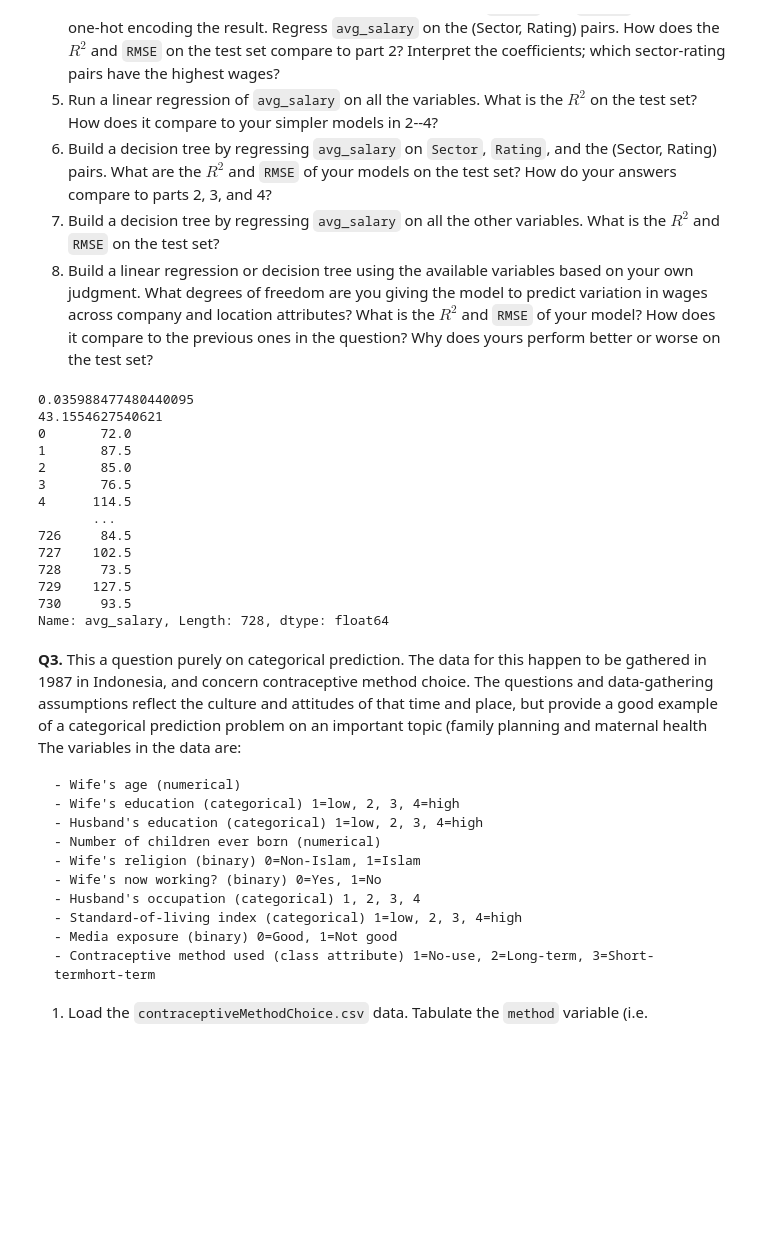
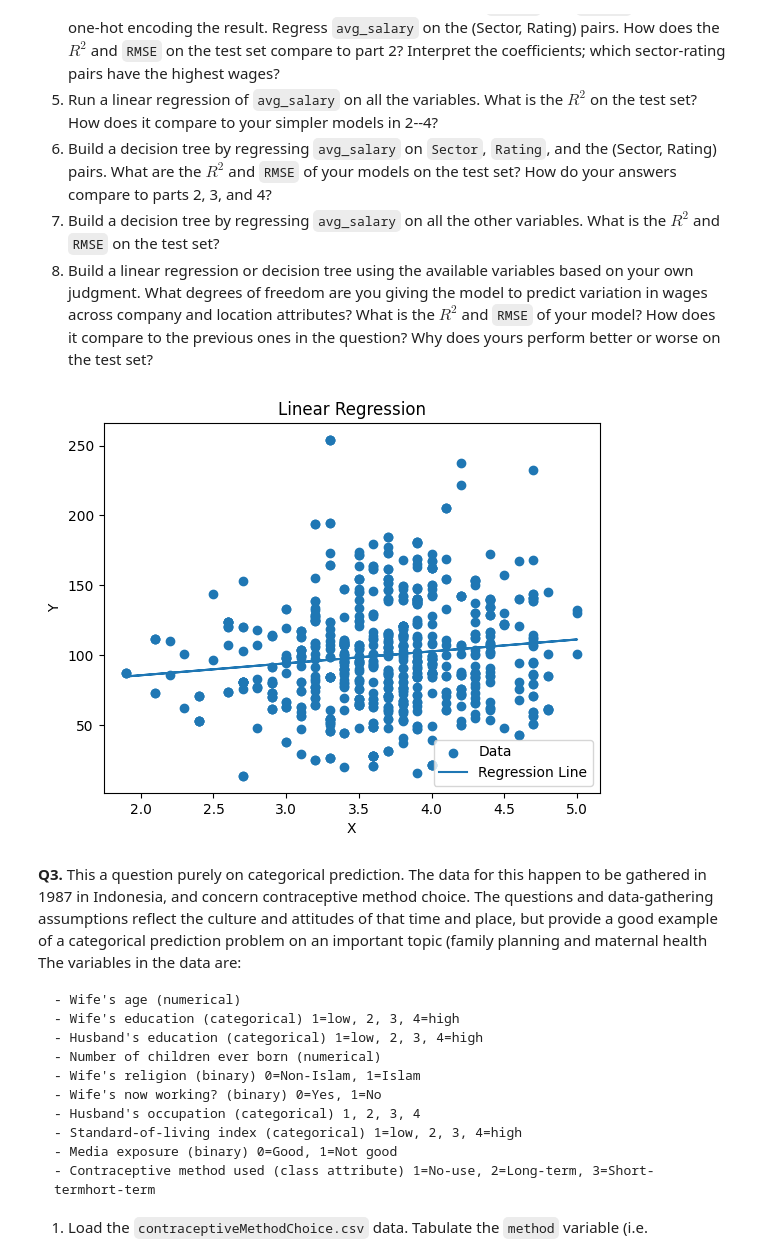
Before and after one commit to 3agleman/assignment4, a Jupyter notebook: assignment4.ipynb, the cells around one changed output. Cells and saved outputs as stored; diff of their text form; code cells hidden in the pictures; blank space fills up the shorter version.

```diff
--- a/assignment4.ipynb
+++ b/assignment4.ipynb
@@ -248,7 +235,7 @@ cart = tree.DecisionTreeClassifier()
   7. Build a decision tree by regressing `avg_salary` on all the other variables. What is the $R^2$ and `RMSE` on the test set?
   8. Build a linear regression or decision tree using the available variables based on your own judgment. What degrees of freedom are you giving the model to predict variation in wages across company and location attributes? What is the $R^2$ and `RMSE` of your model? How does it compare to the previous ones in the question? Why does yours perform better or worse on the test set?
 # %%
-#######1#########
+#######2.1#########
 url2 = 'https://raw.githubusercontent.com/3agleman/assignment4/main/data/wages_hw.csv'
 wages = pd.read_csv(url2)
 wages = wages.loc[wages['Sector'] != '-1']
@@ -258,7 +245,7 @@ wages = wages.loc[wages['Size'] != 'Unknown']
 from sklearn.model_selection import train_test_split
 wages_train, wages_test = train_test_split(wages, test_size = .2, random_state = 100)
 
-#######2#########
+#######2.2#########
 def OHE2(eks):
   oh = one_hot_encoder.fit_transform(wages[eks])
   names = one_hot_encoder.classes_
@@ -279,30 +266,60 @@ wages2_train, wages2_test = train_test_split(wages2, test_size = .2, random_stat
 wages2_train = wages2_train.dropna()
 wages2_test = wages2_test.dropna()
 
-X = wages2_train.loc[:,jobs]
-y = wages2_train['avg_salary']
-reg = LinearRegression().fit(X, y)
-print(reg.score(X,y)) # R-squared: 0.0360
-X_test = wages2_test.loc[:,jobs]
-X_predict = reg.predict(X_test)
-Y_test = wages2_test['avg_salary']
+X2 = wages2_train.loc[:,jobs]
+y2 = wages2_train['avg_salary']
+reg2 = LinearRegression().fit(X2, y2)
+print(reg2.score(X2,y2)) # R-squared: 0.0360
+X2_test = wages2_test.loc[:,jobs]
+X2_predict = reg2.predict(X2_test)
+Y2_test = (wages2_test['avg_salary'])
 from sklearn.metrics import mean_squared_error as mse
-print(math.sqrt(mse(Y_test,X_predict))) # RMSE: 43.1555
+print(math.sqrt(mse(Y2_test,X2_predict))) # RMSE: 43.1555
+
+plt2.scatter(Y2_test,X2_predict,label='Data')
+plt2.xlabel("X")
+plt2.ylabel("Y")
+plt2.legend(loc='lower right')
+plt2.title('Linear Regression')
+plt2.show()
-# %% [output]
-0.035988477480440095
-43.1554627540621
-0       72.0
-1       87.5
-2       85.0
-3       76.5
-4      114.5
-       ...
-726     84.5
-727    102.5
-728     73.5
-729    127.5
-730     93.5
-Name: avg_salary, Length: 728, dtype: float64
+# %%
+#############2.3##############
+# Doing regression with rating as numeric
+
+# sns.scatterplot(data = wages, y = 'avg_salary', x='Rating')
+# Seems like there might be a slight positive relationship...
+
+#X3 = wages_train['Rating']
+#y3 = wages_train['avg_salary']
+#reg3 = LinearRegression().fit(X3, y3)
+#print(reg3.score(X3,y3)) # R-squared: 0.0360
+#X3_test = wages_test['Rating']
+#X3_predict = reg2.predict(X3_test)
+#Y3_test = (wages_test['avg_salary'])
+#from sklearn.metrics import mean_squared_error as mse
+#print(math.sqrt(mse(Y3_test,X3_predict))) # RMSE: 43.1555
+
+def slr(x,y): # Single Linear Regression Function (from class notes)
+    x_bar = np.mean(x)
+    y_bar = np.mean(y)
+    b1 = np.inner(x-x_bar,y-y_bar)/np.inner(x-x_bar,x)
+    b0 = y_bar - b1*x_bar
+    y_hat = b0 + b1*x
+    residuals = y - y_hat
+    return({'b0':b0,'b1':b1,'y_hat':y_hat,'residuals':residuals})
+
+reg2_3 = slr(wages['Rating'],wages['avg_salary'])
+# (Also from class notes)
+plt2.scatter(wages['Rating'],wages['avg_salary'],label='Data')
+plt2.plot(wages['Rating'],reg2_3['y_hat'],label='Regression Line')
+plt2.xlabel("X")
+plt2.ylabel("Y")
+plt2.legend(loc='lower right')
+plt2.title('Linear Regression')
+plt2.show()
+# Looks like higher ratings = higher wages
+# %% [output]
+[figure, added]
 # %% [markdown]
 **Q3.** This a question purely on categorical prediction. The data for this happen to be gathered in 1987 in Indonesia, and concern contraceptive method choice. The questions and data-gathering assumptions reflect the culture and attitudes of that time and place, but provide a good example of a categorical prediction problem on an important topic (family planning and maternal health The variables in the data are:
 
```
Also changed, not shown: parts of 2 cells of this notebook.
